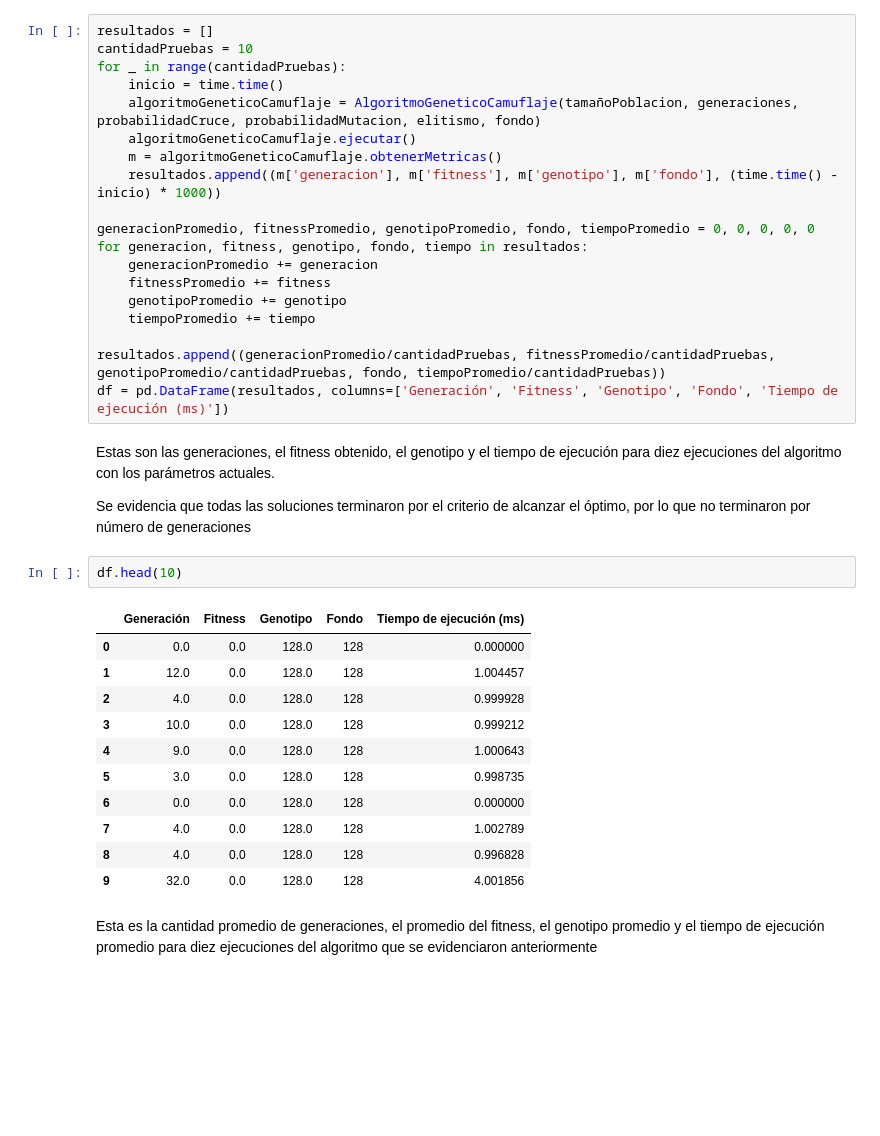
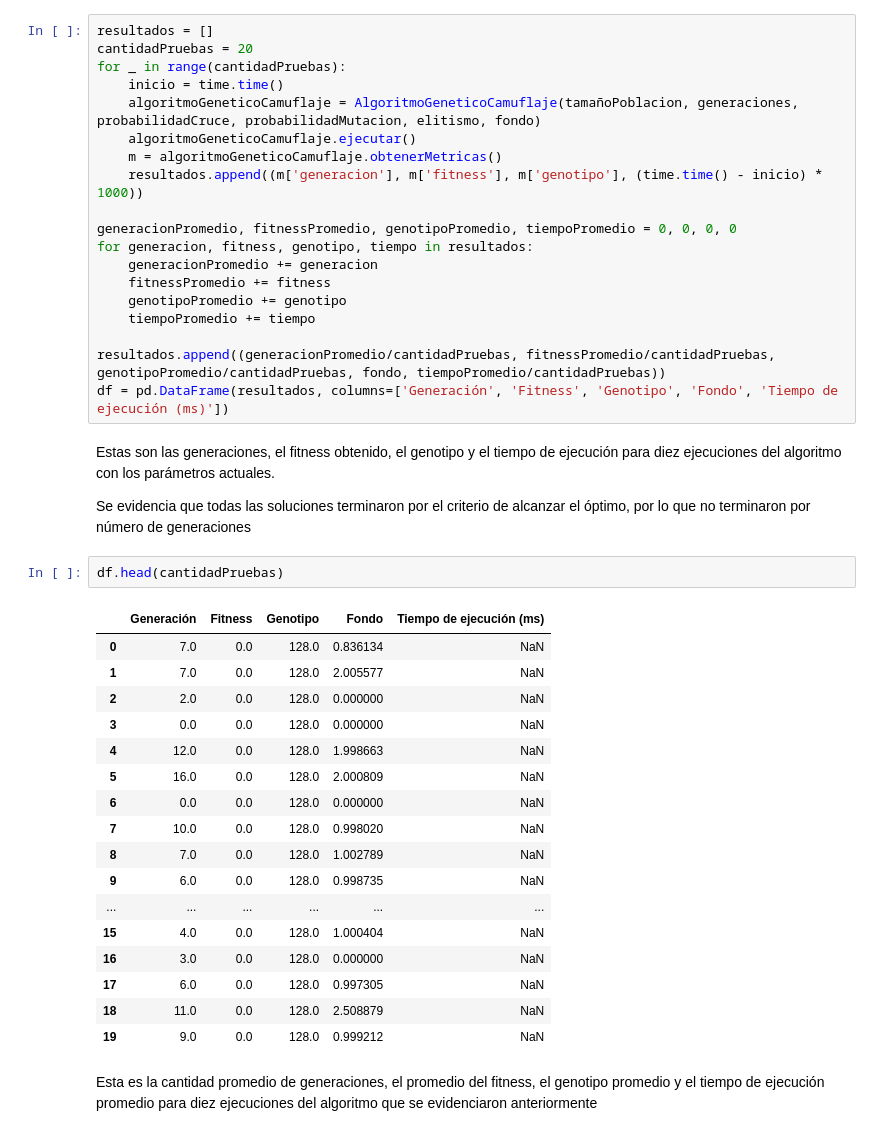
Before and after one commit to ddi4z/Laboratorios-MOS, a Jupyter notebook: Laboratorio 5/solucionP1.ipynb, the cells around one changed output. Saved outputs shown, nothing was run; the diff lists cells and outputs as text; blank space fills up the shorter version.

```diff
--- a/Laboratorio 5/solucionP1.ipynb
+++ b/Laboratorio 5/solucionP1.ipynb
@@ -271,15 +276,15 @@ Ejecutamos el algoritmo diez veces para evaluar su comportamiento frente la obte
 # %%
 resultados = []
-cantidadPruebas = 10
+cantidadPruebas = 20
 for _ in range(cantidadPruebas):
     inicio = time.time()
     algoritmoGeneticoCamuflaje = AlgoritmoGeneticoCamuflaje(tamañoPoblacion, generaciones, probabilidadCruce, probabilidadMutacion, elitismo, fondo)
     algoritmoGeneticoCamuflaje.ejecutar()
     m = algoritmoGeneticoCamuflaje.obtenerMetricas()
-    resultados.append((m['generacion'], m['fitness'], m['genotipo'], m['fondo'], (time.time() - inicio) * 1000))
+    resultados.append((m['generacion'], m['fitness'], m['genotipo'], (time.time() - inicio) * 1000))
 
-generacionPromedio, fitnessPromedio, genotipoPromedio, fondo, tiempoPromedio = 0, 0, 0, 0, 0
-for generacion, fitness, genotipo, fondo, tiempo in resultados:
+generacionPromedio, fitnessPromedio, genotipoPromedio, tiempoPromedio = 0, 0, 0, 0
+for generacion, fitness, genotipo, tiempo in resultados:
     generacionPromedio += generacion
     fitnessPromedio += fitness
     genotipoPromedio += genotipo
@@ -292,19 +297,25 @@ Estas son las generaciones, el fitness obtenido, el genotipo y el tiempo de ejec
 
 Se evidencia que todas las soluciones terminaron por el criterio de alcanzar el óptimo, por lo que no terminaron por número de generaciones
 # %%
-df.head(10)
+df.head(cantidadPruebas)
 # %% [output]
 |  | Generación | Fitness | Genotipo | Fondo | Tiempo de ejecución (ms) |
-| 0 | 0.0 | 0.0 | 128.0 | 128 | 0.000000 |
-| 1 | 12.0 | 0.0 | 128.0 | 128 | 1.004457 |
-| 2 | 4.0 | 0.0 | 128.0 | 128 | 0.999928 |
-| 3 | 10.0 | 0.0 | 128.0 | 128 | 0.999212 |
-| 4 | 9.0 | 0.0 | 128.0 | 128 | 1.000643 |
-| 5 | 3.0 | 0.0 | 128.0 | 128 | 0.998735 |
-| 6 | 0.0 | 0.0 | 128.0 | 128 | 0.000000 |
-| 7 | 4.0 | 0.0 | 128.0 | 128 | 1.002789 |
-| 8 | 4.0 | 0.0 | 128.0 | 128 | 0.996828 |
-| 9 | 32.0 | 0.0 | 128.0 | 128 | 4.001856 |
+| 0 | 7.0 | 0.0 | 128.0 | 0.836134 | NaN |
+| 1 | 7.0 | 0.0 | 128.0 | 2.005577 | NaN |
+| 2 | 2.0 | 0.0 | 128.0 | 0.000000 | NaN |
+| 3 | 0.0 | 0.0 | 128.0 | 0.000000 | NaN |
+| 4 | 12.0 | 0.0 | 128.0 | 1.998663 | NaN |
+| 5 | 16.0 | 0.0 | 128.0 | 2.000809 | NaN |
+| 6 | 0.0 | 0.0 | 128.0 | 0.000000 | NaN |
+| 7 | 10.0 | 0.0 | 128.0 | 0.998020 | NaN |
+| 8 | 7.0 | 0.0 | 128.0 | 1.002789 | NaN |
+| 9 | 6.0 | 0.0 | 128.0 | 0.998735 | NaN |
+| ... | ... | ... | ... | ... | ... |
+| 15 | 4.0 | 0.0 | 128.0 | 1.000404 | NaN |
+| 16 | 3.0 | 0.0 | 128.0 | 0.000000 | NaN |
+| 17 | 6.0 | 0.0 | 128.0 | 0.997305 | NaN |
+| 18 | 11.0 | 0.0 | 128.0 | 2.508879 | NaN |
+| 19 | 9.0 | 0.0 | 128.0 | 0.999212 | NaN |
 # %% [markdown]
 Esta es la cantidad promedio de generaciones, el promedio del fitness, el genotipo promedio y el tiempo de ejecución promedio para diez ejecuciones del algoritmo que se evidenciaron anteriormente
 # %%
```
Also changed, not shown: parts of 21 cells of this notebook.
